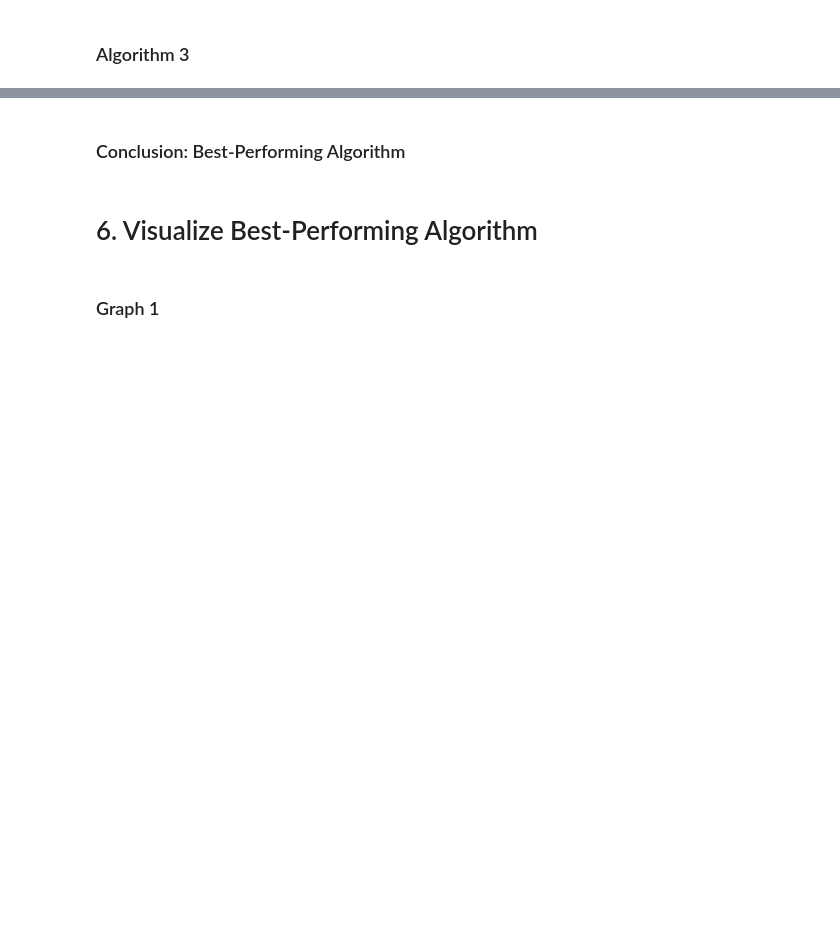
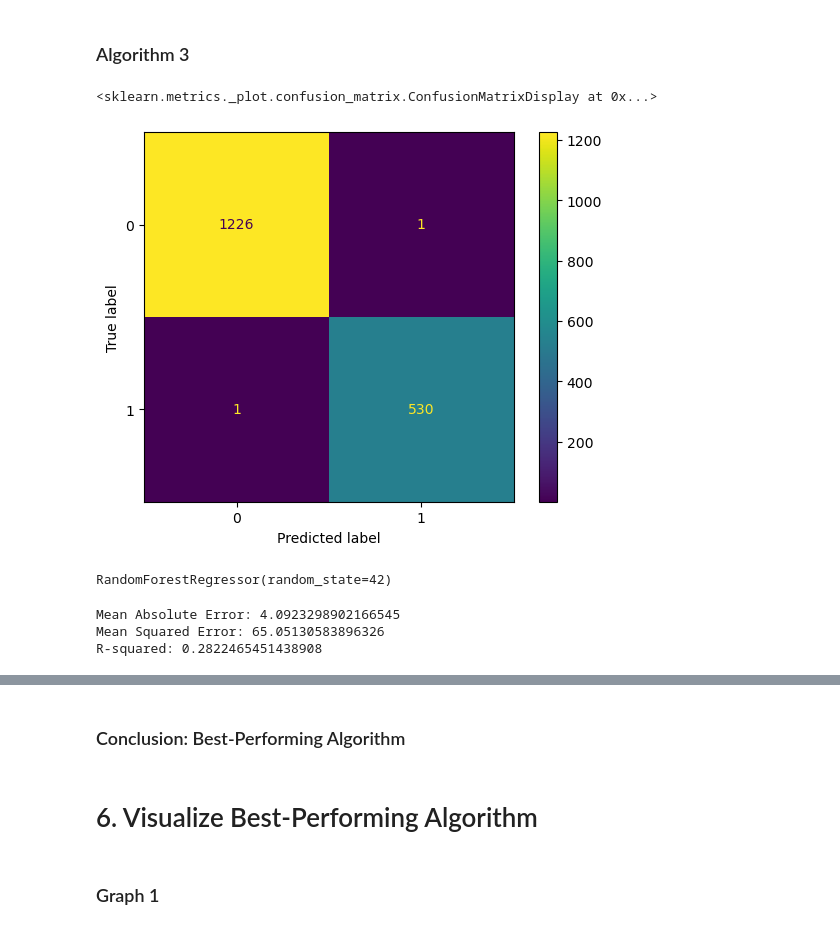
Before and after one commit to samincgs/netflix-show-release-trend-analysis, a Jupyter notebook: final-project.ipynb, the cells around one changed output, grey strips where cells are left out. Drawn from its saved outputs; the diff is of its cells as text; code cells hidden in the pictures; blank space fills up the shorter version.

```diff
--- a/final-project.ipynb
+++ b/final-project.ipynb
@@ -374,2 +566,18 @@ Since the data seems sonsistent, in that trends in both Movies and TV shows have
 # %% [markdown]
 ### Algorithm 3
+# %%
+from sklearn.svm import SVC
+model_svm = SVC(kernel='poly', C=0.1, gamma=1)
+model_svm.fit(X_train[:100], y_train[:100].values.ravel())
+# %%
+from sklearn.metrics import classification_report
+y_pred = model_svm.predict(x_test)
+report = classification_report(y_test, y_pred)
+print(report)
+# %%
+from sklearn.metrics import confusion_matrix, ConfusionMatrixDisplay
+disp = ConfusionMatrixDisplay(confusion_matrix(y_test, y_pred))
+disp.plot()
+# %% [output]
+<sklearn.metrics._plot.confusion_matrix.ConfusionMatrixDisplay at 0x...>
+[figure, added]
@@ -375,0 +606,32 @@ Since the data seems sonsistent, in that trends in both Movies and TV shows have
+# %%
+from sklearn.linear_model import LinearRegression
+from sklearn.tree import DecisionTreeRegressor
+from sklearn.ensemble import RandomForestRegressor
+
+# Example using Linear Regression
+# regression_model = LinearRegression()
+# Example using Decision Tree Regression
+# regression_model = DecisionTreeRegressor(random_state=42)
+# # Example using Random Forest Regression
+regression_model = RandomForestRegressor(random_state=42)
+
+regression_model.fit(X_train_regression, y_train_regression)
+# %% [output]
+RandomForestRegressor(random_state=42)
+# %%
+y_pred_regression = regression_model.predict(X_test_regression)
+
+# Evaluate the model (use appropriate regression metrics)
+from sklearn.metrics import mean_absolute_error, mean_squared_error, r2_score
+
+mae = mean_absolute_error(y_test_regression, y_pred_regression)
+mse = mean_squared_error(y_test_regression, y_pred_regression)
+r2 = r2_score(y_test_regression, y_pred_regression)
+
+print(f'Mean Absolute Error: {mae}')
+print(f'Mean Squared Error: {mse}')
+print(f'R-squared: {r2}')
+# %% [output]
+Mean Absolute Error: 4.0923298902166545
+Mean Squared Error: 65.05130583896326
+R-squared: 0.2822465451438908
```
Also changed, not shown: parts of 23 cells of this notebook.
